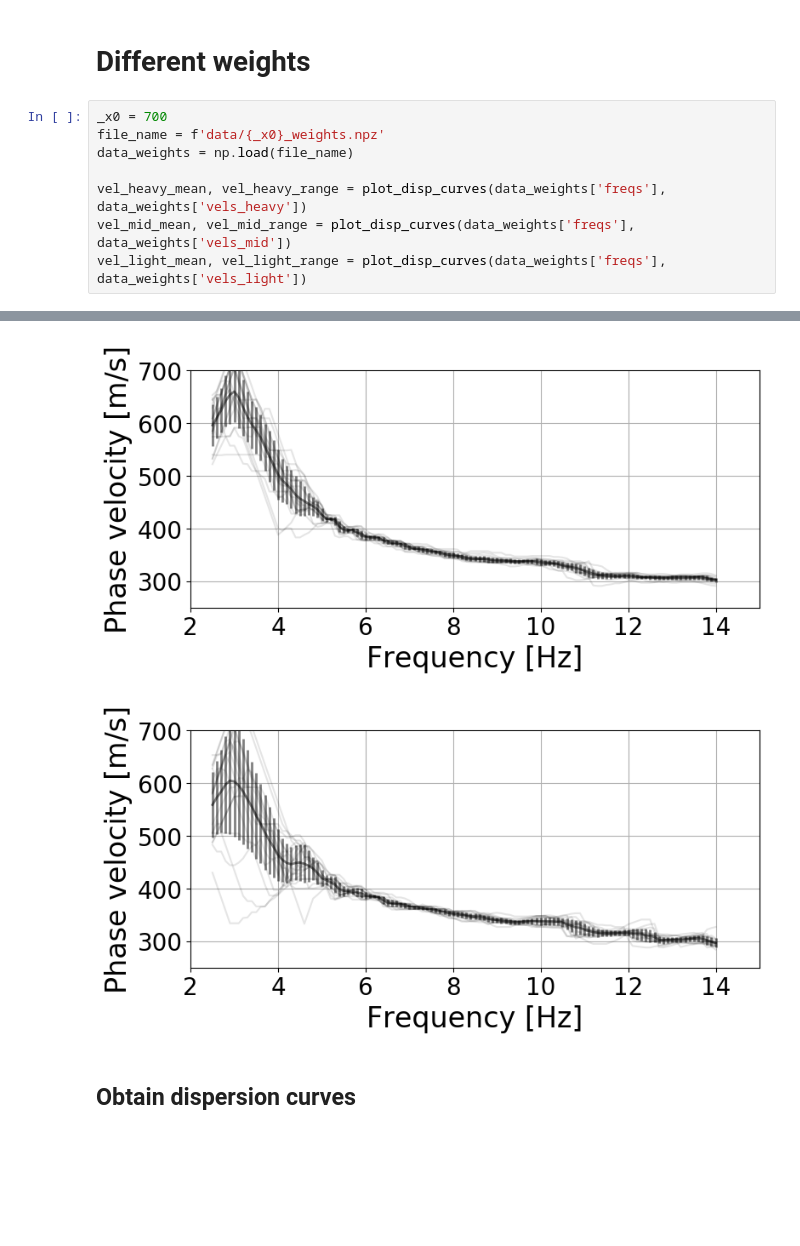
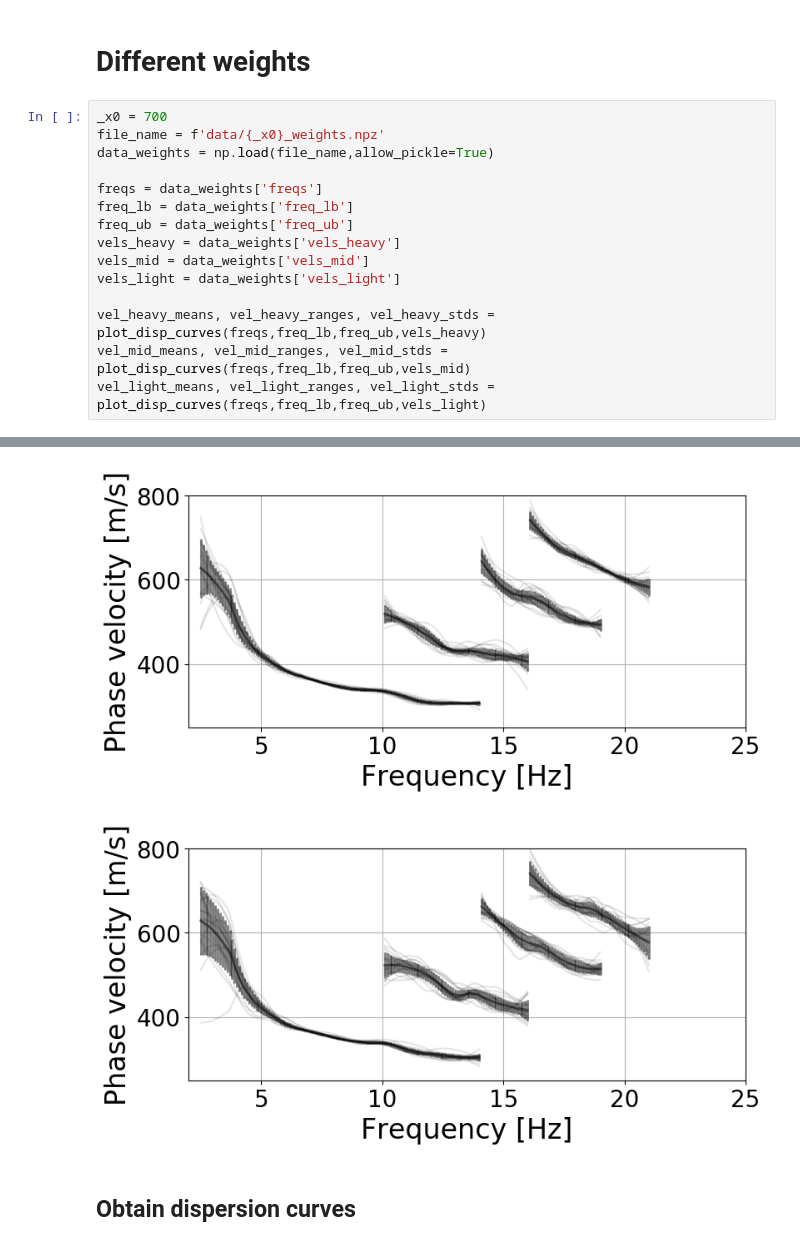
Before and after one commit to jingxiaoliu/das_diff_veh, a Jupyter notebook: inversion.ipynb, the cells around one changed output, grey strips where cells are left out. Cells and saved outputs as stored; diff of their text form; blank space fills up the shorter version.

```diff
--- a/inversion.ipynb
+++ b/inversion.ipynb
@@ -300,9 +327,16 @@ def plot_results(res,model):
 # %%
 _x0 = 700
 file_name = f'data/{_x0}_weights.npz'
-data_weights = np.load(file_name)
+data_weights = np.load(file_name,allow_pickle=True)
 
-vel_heavy_mean, vel_heavy_range = plot_disp_curves(data_weights['freqs'], data_weights['vels_heavy'])
-vel_mid_mean, vel_mid_range = plot_disp_curves(data_weights['freqs'], data_weights['vels_mid'])
-vel_light_mean, vel_light_range = plot_disp_curves(data_weights['freqs'], data_weights['vels_light'])
+freqs = data_weights['freqs']
+freq_lb = data_weights['freq_lb']
+freq_ub = data_weights['freq_ub']
+vels_heavy = data_weights['vels_heavy']
+vels_mid = data_weights['vels_mid']
+vels_light = data_weights['vels_light']
+
+vel_heavy_means, vel_heavy_ranges, vel_heavy_stds = plot_disp_curves(freqs,freq_lb,freq_ub,vels_heavy)
+vel_mid_means, vel_mid_ranges, vel_mid_stds = plot_disp_curves(freqs,freq_lb,freq_ub,vels_mid)
+vel_light_means, vel_light_ranges, vel_light_stds = plot_disp_curves(freqs,freq_lb,freq_ub,vels_light)
 # %% [output]
@@ -310,5 +344,5 @@ vel_light_mean, vel_light_range = plot_disp_curves(data_weights['freqs'], data_w
-[figure, old version]
+[figure, new version]
-[figure, old version]
+[figure, new version]
 # %% [markdown]
 ## Obtain dispersion curves
 # %%
```
Also changed, not shown: parts of 19 cells of this notebook, 32 other files.
